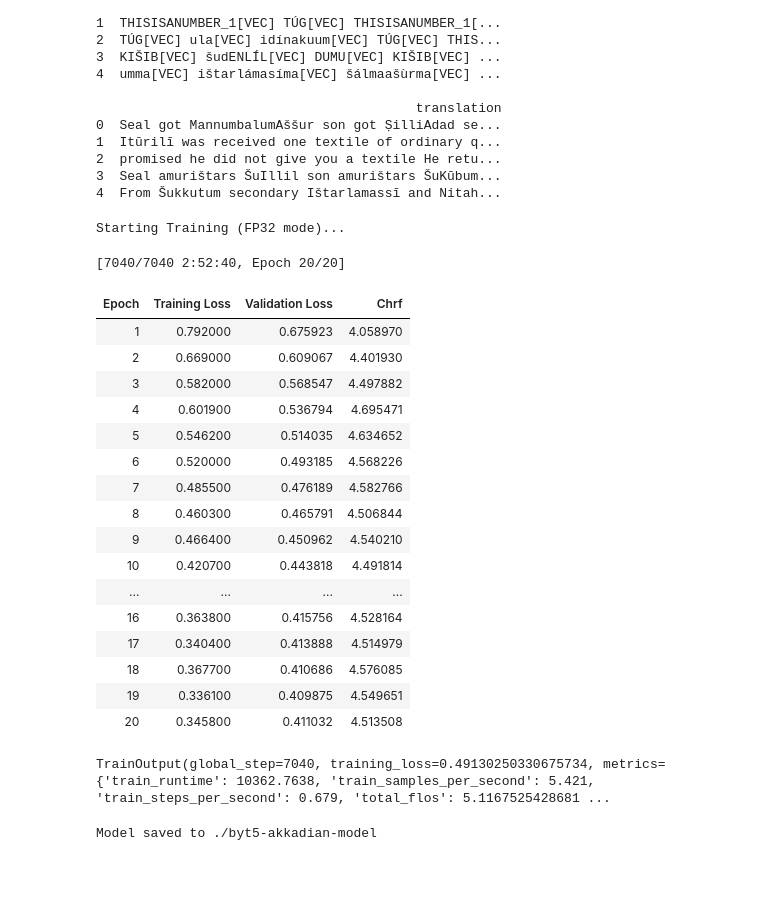
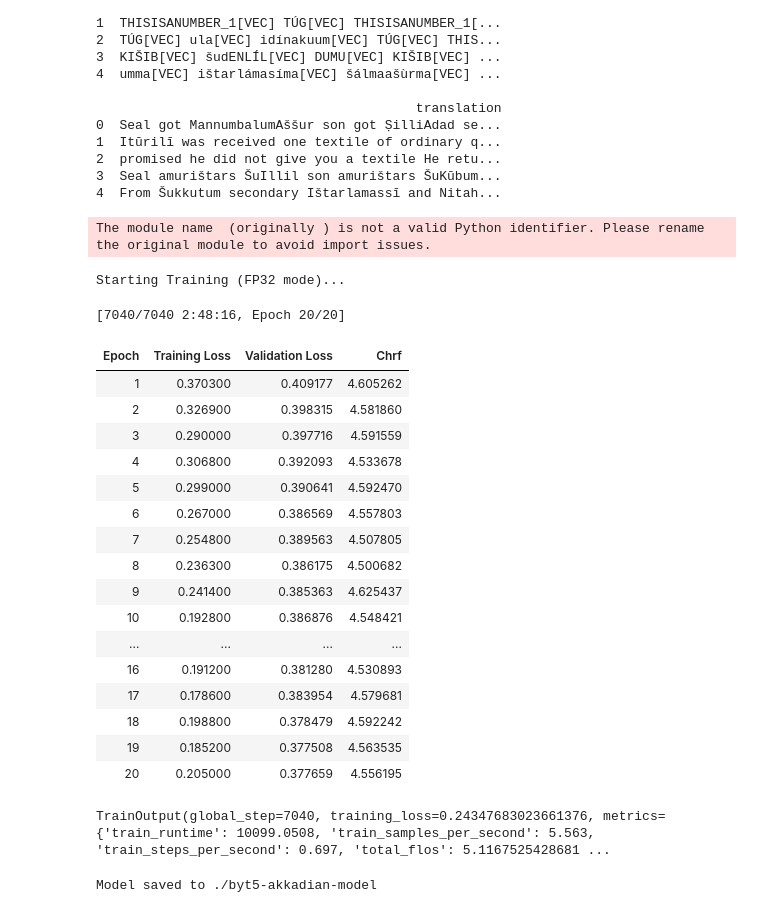
Before and after one commit to stevenharperja/Thesis, a Jupyter notebook: Research/TheProjectKaggle/dpc-similes-train.ipynb, the cells around one changed output. Cells and saved outputs as stored; diff of their text form; code cells hidden in the pictures; blank space fills up the shorter version.

Commit message:
Kaggle Notebook | DPC Similes Train | 10 more epoch

```diff
--- a/Research/TheProjectKaggle/dpc-similes-train.ipynb
+++ b/Research/TheProjectKaggle/dpc-similes-train.ipynb
@@ -63,8 +63,8 @@ W0000 00:00:1773337731.288887      24 computation_placer.cc:177] computation pla
 class Config:
     # Akkadian transliteration contains a lot of noise and many unknown words, so
     # ByT5, which processes text at the character (byte) level rather than the word level, is the strongest choice.
-    MODEL_NAME = "google/byt5-small"
-    # MODEL_NAME = "/kaggle/input/notebooks/shwesh/dpc-starter-train/byt5-akkadian-model/"
+    # MODEL_NAME = "google/byt5-small"
+    MODEL_NAME = "/kaggle/input/notebooks/shwesh/dpc-similes-train/byt5-akkadian-model/"
 
     # ByT5 tends to produce longer token sequences, but 512 tokens is enough at the sentence level.
     MAX_LENGTH = 512
@@ -337,7 +337,7 @@ split_datasets = dataset.train_test_split(test_size=0.1, seed=42)
 # ==========================================
 # 3. Tokenization & preprocessing
 # ==========================================
-tokenizer = AutoTokenizer.from_pretrained(Config.MODEL_NAME)#, local_files_only=True)
+tokenizer = AutoTokenizer.from_pretrained(Config.MODEL_NAME, local_files_only=True)
 
 # Fix the corresponding section in dpc-starter-train.
 PREFIX = "translate Akkadian to English: "
@@ -360,7 +360,7 @@ tokenized_val = split_datasets["test"].map(preprocess_function, batched=True)
 # ==========================================
 gc.collect()
 torch.cuda.empty_cache()
-model = AutoModelForSeq2SeqLM.from_pretrained(Config.MODEL_NAME)#, local_files_only=True)
+model = AutoModelForSeq2SeqLM.from_pretrained(Config.MODEL_NAME, local_files_only=True)
 data_collator = DataCollatorForSeq2Seq(tokenizer, model=model)
 
 # Metric (chrF++ is part of the competition metric and measures character-level precision/overlap).
@@ -394,52 +394,53 @@ args = Seq2SeqTrainingArguments(
 
     # === Key fixes ===
     fp16=False,                     # ★Set to False to prevent a NaN error (required).
     per_device_train_batch_size=4,  # ★fp32 uses more memory, so reduce the batch size (8 -> 4).
     per_device_eval_batch_size=4,
     gradient_accumulation_steps=2,  # ★To compensate, accumulate gradients to keep the effective batch size at 8.
     # ======================
 
     weight_decay=0.01,
     save_total_limit=2,
     num_train_epochs=Config.EPOCHS,
     predict_with_generate=True,
     logging_steps=10,               # Inspect logs in more detail.
     report_to="none"
 )
 
 trainer = Seq2SeqTrainer(
     model=model,
     args=args,
     train_dataset=tokenized_train,
     eval_dataset=tokenized_val,
     data_collator=data_collator,
     tokenizer=tokenizer,
     compute_metrics=compute_metrics
 )
 
 print("Starting Training (FP32 mode)...")
 trainer.train()
 # %% [output]
-Starting Training (FP32 mode)...
+The module name  (originally ) is not a valid Python identifier. Please rename the original module to avoid import issues.
-[7040/7040 2:52:40, Epoch 20/20]
+Starting Training (FP32 mode)...
+[7040/7040 2:48:16, Epoch 20/20]
 | Epoch | Training Loss | Validation Loss | Chrf |
-| 1 | 0.792000 | 0.675923 | 4.058970 |
-| 2 | 0.669000 | 0.609067 | 4.401930 |
-| 3 | 0.582000 | 0.568547 | 4.497882 |
-| 4 | 0.601900 | 0.536794 | 4.695471 |
-| 5 | 0.546200 | 0.514035 | 4.634652 |
-| 6 | 0.520000 | 0.493185 | 4.568226 |
-| 7 | 0.485500 | 0.476189 | 4.582766 |
-| 8 | 0.460300 | 0.465791 | 4.506844 |
-| 9 | 0.466400 | 0.450962 | 4.540210 |
-| 10 | 0.420700 | 0.443818 | 4.491814 |
+| 1 | 0.370300 | 0.409177 | 4.605262 |
+| 2 | 0.326900 | 0.398315 | 4.581860 |
+| 3 | 0.290000 | 0.397716 | 4.591559 |
+| 4 | 0.306800 | 0.392093 | 4.533678 |
+| 5 | 0.299000 | 0.390641 | 4.592470 |
+| 6 | 0.267000 | 0.386569 | 4.557803 |
+| 7 | 0.254800 | 0.389563 | 4.507805 |
+| 8 | 0.236300 | 0.386175 | 4.500682 |
+| 9 | 0.241400 | 0.385363 | 4.625437 |
+| 10 | 0.192800 | 0.386876 | 4.548421 |
 | ... | ... | ... | ... |
-| 16 | 0.363800 | 0.415756 | 4.528164 |
-| 17 | 0.340400 | 0.413888 | 4.514979 |
-| 18 | 0.367700 | 0.410686 | 4.576085 |
-| 19 | 0.336100 | 0.409875 | 4.549651 |
-| 20 | 0.345800 | 0.411032 | 4.513508 |
+| 16 | 0.191200 | 0.381280 | 4.530893 |
+| 17 | 0.178600 | 0.383954 | 4.579681 |
+| 18 | 0.198800 | 0.378479 | 4.592242 |
+| 19 | 0.185200 | 0.377508 | 4.563535 |
+| 20 | 0.205000 | 0.377659 | 4.556195 |
-TrainOutput(global_step=7040, training_loss=0.49130250330675734, metrics={'train_runtime': 10362.7638, 'train_samples_per_second': 5.421, 'train_steps_per_second': 0.679, 'total_flos': 5.1167525428681 ...
+TrainOutput(global_step=7040, training_loss=0.24347683023661376, metrics={'train_runtime': 10099.0508, 'train_samples_per_second': 5.563, 'train_steps_per_second': 0.697, 'total_flos': 5.1167525428681 ...
 # %%
 # --- Save Model ---
 # Important: the model saved here will be loaded in the next notebook.
```
Also changed, not shown: parts of 1 cell of this notebook.
